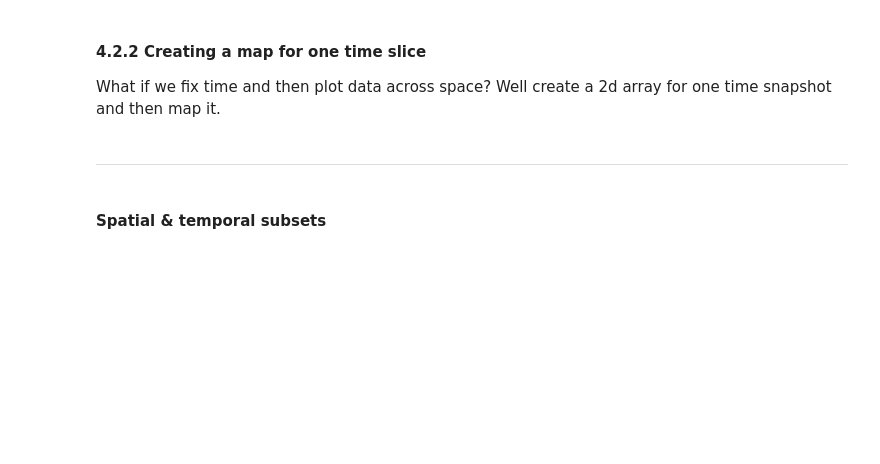
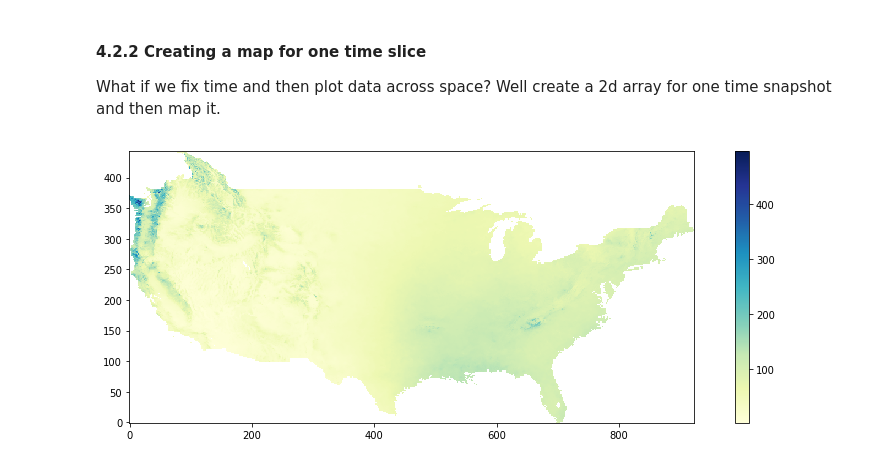
Before and after one commit to ENV859/ClimateData, a Jupyter notebook: 2-Climate-Data-Overview.ipynb, the cells around one changed output. Drawn from its saved outputs; the diff is of its cells as text; code cells hidden in the pictures; blank space fills up the shorter version.

Commit message:
Finished, but needs work on Pandas section at end

```diff
--- a/2-Climate-Data-Overview.ipynb
+++ b/2-Climate-Data-Overview.ipynb
@@ -461,0 +490,7 @@ ncTime = dataset.variables['time']
+# %%
+#Convert the time, lat, and lon variables to Pandas series objects (series b/c 1 dimension)
+ncTime = dataset.variables['time']
+seriesTime = pd.Series(netCDF4.num2date(ncTime[:],ncTime.units))
+seriesLat = pd.Series(dataset.variables['lat'][:])
+seriesLon = pd.Series(dataset.variables['lon'][:])
+print(seriesTime.shape,seriesLat.shape,seriesLon.shape)
@@ -461,0 +510,5 @@ ncTime = dataset.variables['time']
+# %%
+#Add column names and an index to the dfMeanPrecip dataframe
+dfMeanPrecip.columns = seriesLon
+dfMeanPrecip.index = seriesLat
+dfMeanPrecip.head()
@@ -490,9 +573,7 @@ df_t0.index= arrLat.data
 import matplotlib.image as mpimg
 # %%
 fig = plt.figure(figsize=(15,5))
-plt.imshow(df_t0,origin=(0,0),cmap="YlGnBu")
+plt.imshow(dfMeanPrecip,origin=(0,0),cmap="YlGnBu")
 plt.colorbar();
+# %% [output]
+[figure, added]
-# %% [markdown]
----
-# %% [markdown]
-#### Spatial & temporal subsets
```
Also changed, not shown: parts of 55 cells of this notebook.
